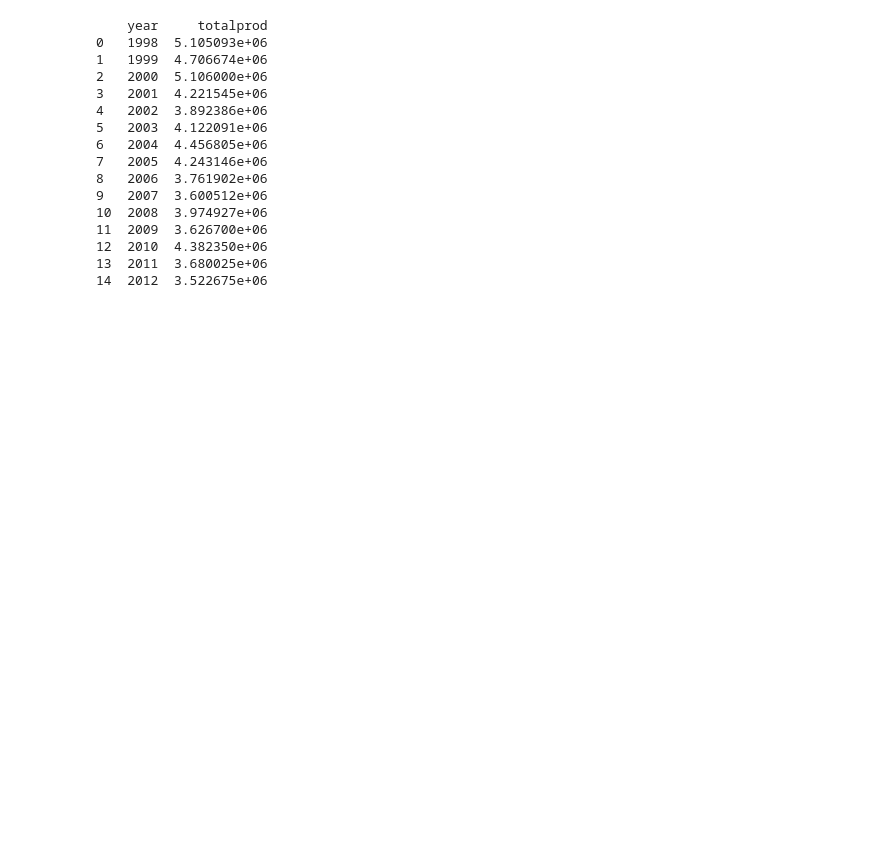
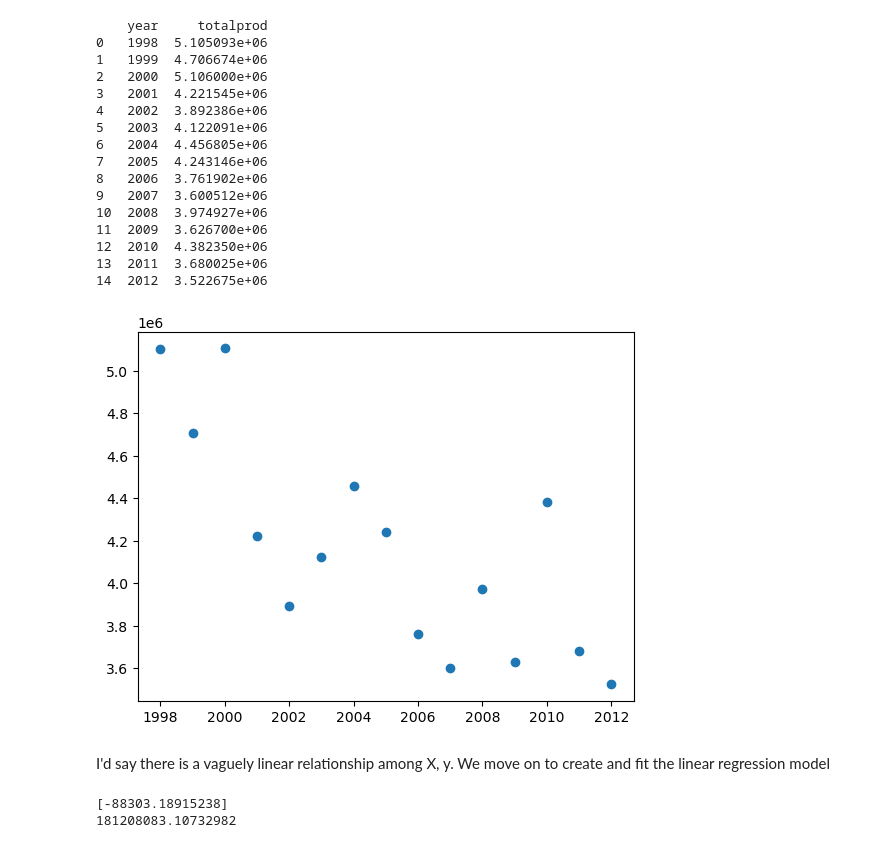
Before and after one commit to ammaarmelethil/honeyProductionTrends, a Jupyter notebook: honeyProductionsTrends.ipynb, the cells around one changed output. Saved outputs shown, nothing was run; the diff lists cells and outputs as text; code cells hidden in the pictures; blank space fills up the shorter version.

```diff
--- a/honeyProductionsTrends.ipynb
+++ b/honeyProductionsTrends.ipynb
@@ -45,5 +45,20 @@ print(prod_per_year)
 # %%
 # View scatterplot to see if data is linear
 X = prod_per_year['year']
 X = X.values.reshape(-1,1) # Into 2D 1x1 matrix to feed into number plot
 y = prod_per_year['totalprod']
+
+plt.scatter(X, y)
+plt.show()
+# %% [output]
+[figure, added]
+# %% [markdown]
+I'd say there is a vaguely linear relationship among X, y. We move on to create and fit the linear regression model
+# %%
+regr = linear_model.LinearRegression()
+regr.fit(X,y)
+print(regr.coef_)
+print(regr.intercept_)
+# %% [output]
+[-88303.18915238]
+181208083.10732982
```
Also changed, not shown: parts of 4 cells of this notebook.
